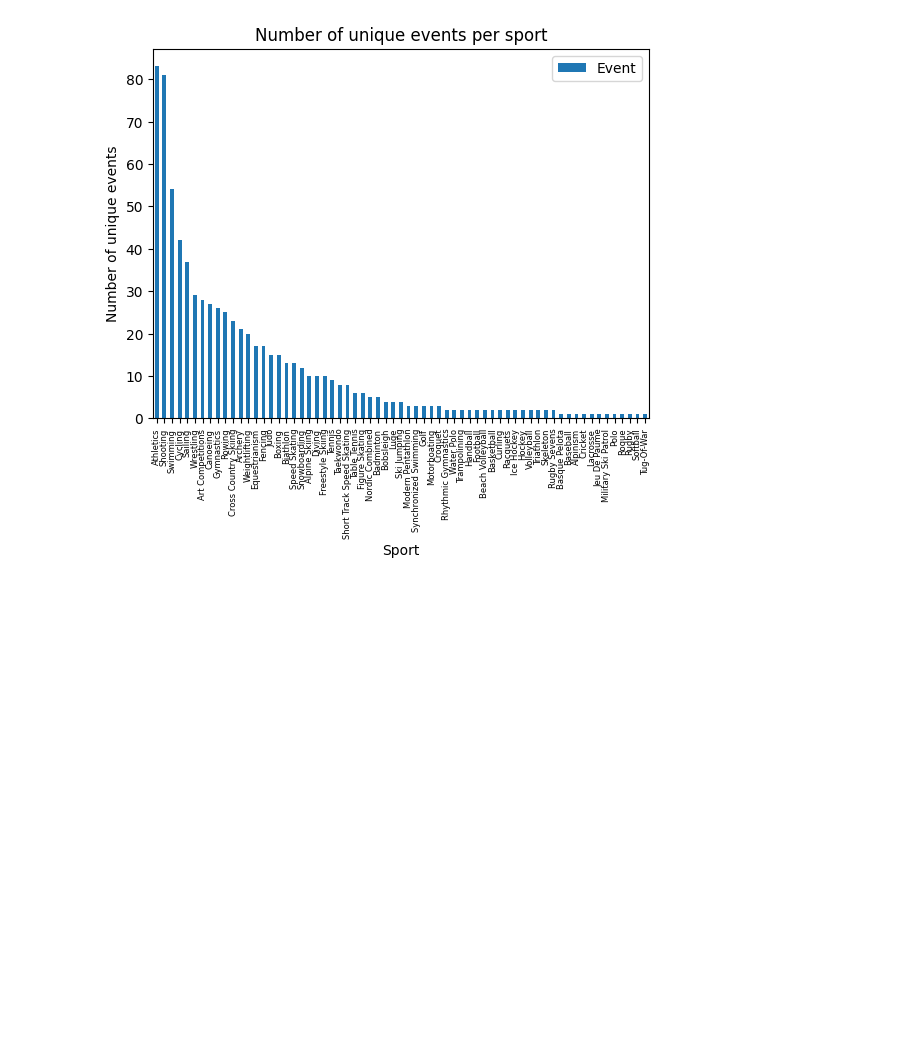
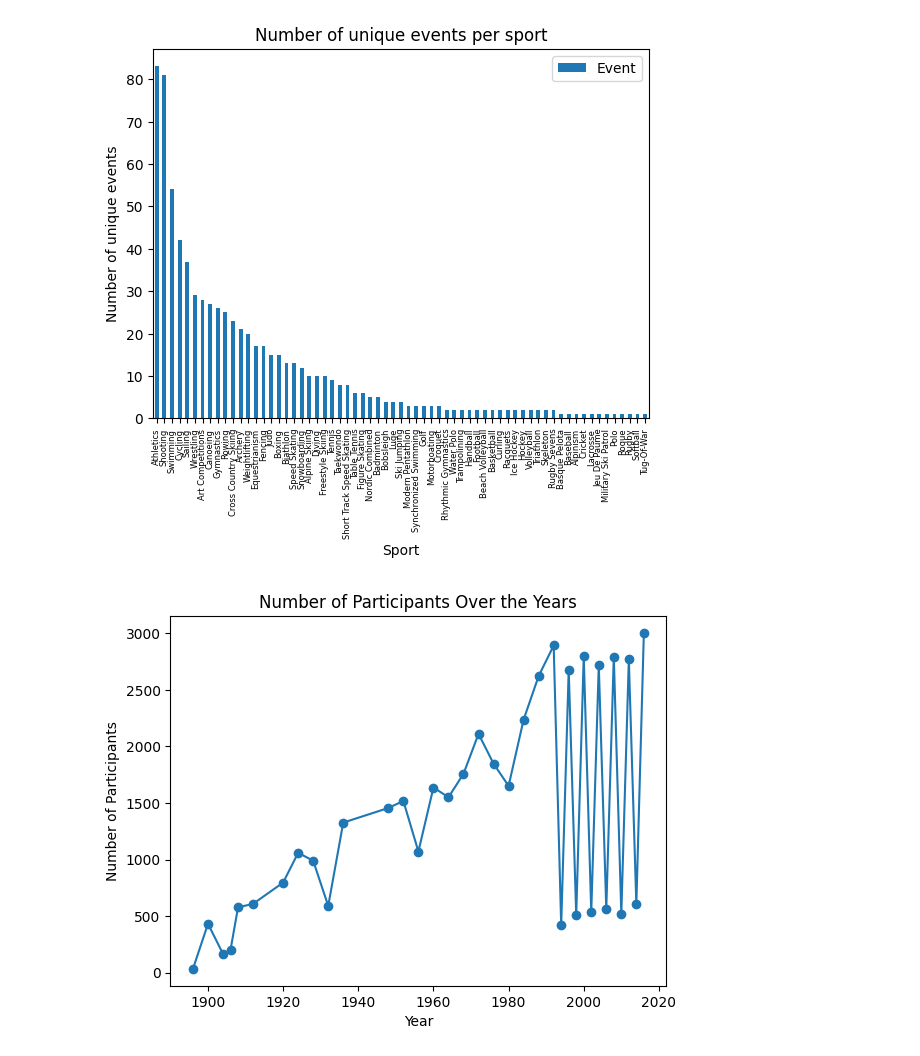
Before and after one commit to samwanyua/Exploratory-Data-Analysis-EDA--Olympics-Dataset, a Jupyter notebook: Notebook.ipynb, the cells around one changed output. Saved outputs shown, nothing was run; the diff lists cells and outputs as text; code cells hidden in the pictures; blank space fills up the shorter version.

Commit message:
Data Visualization with Seaborn

```diff
--- a/Notebook.ipynb
+++ b/Notebook.ipynb
@@ -248,3 +248,13 @@ plt.xticks(rotation = 90, fontsize=6)
 plt.show()
 # %% [output]
 [figure]
+# %%
+year_participant_count = data.groupby("Year")["ID"].nunique()
+year_participant_count.plot(kind="line",marker="o")
+# year_participant_count
+plt.title("Number of Participants Over the Years")
+plt.xlabel("Year")
+plt.ylabel("Number of Participants")
+plt.show()
+# %% [output]
+[figure, added]
```
